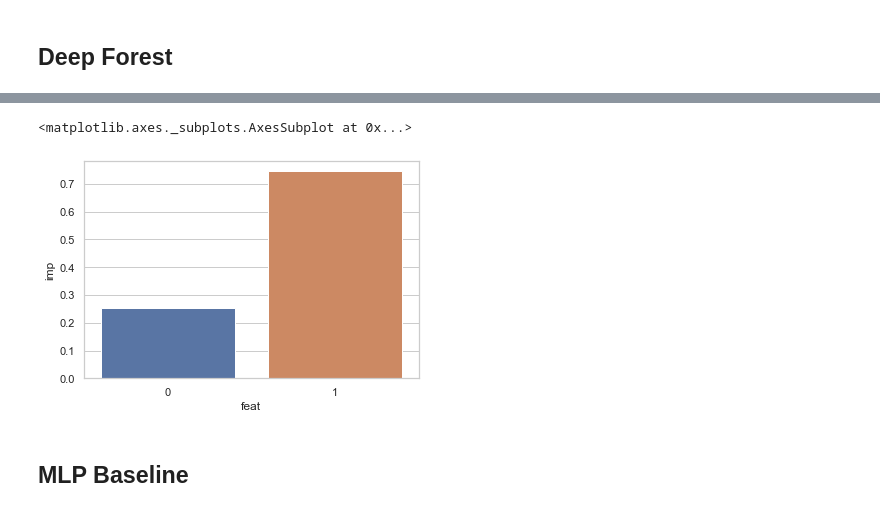
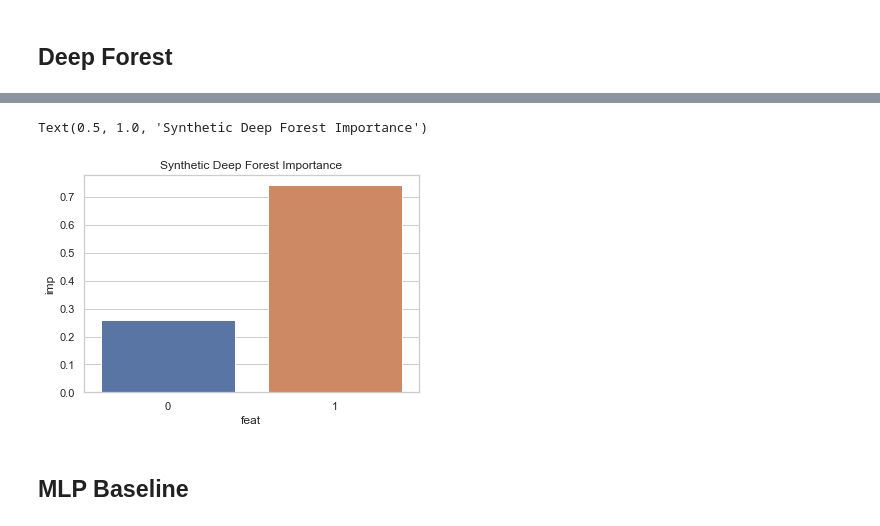
Before and after one commit to shalinkpatel/Deep-Forest, a Jupyter notebook: code/synthetic/benchmark.ipynb, the cells around one changed output, grey strips where cells are left out. Saved outputs shown, nothing was run; the diff lists cells and outputs as text; code cells hidden in the pictures.

```diff
--- a/code/synthetic/benchmark.ipynb
+++ b/code/synthetic/benchmark.ipynb
@@ -79,10 +81,10 @@ defaultdict(<function DeepForest.__init__.<locals>.<lambda> at 0x...>, {0: 0.254
 # %%
 import pandas as pd
 data = pd.DataFrame({"feat": list(imp.keys()), "imp": list(imp.values())})
-sns.barplot(x="feat", y="imp", data=data)
+sns.barplot(x="feat", y="imp", data=data).set_title("Synthetic Deep Forest Importance")
 # %% [output]
-<matplotlib.axes._subplots.AxesSubplot at 0x...>
+Text(0.5, 1.0, 'Synthetic Deep Forest Importance')
-[figure, old version]
+[figure, new version]
 # %% [markdown]
 ## MLP Baseline
 # %%
```
Also changed, not shown: parts of 8 cells of this notebook, 15 other files.
